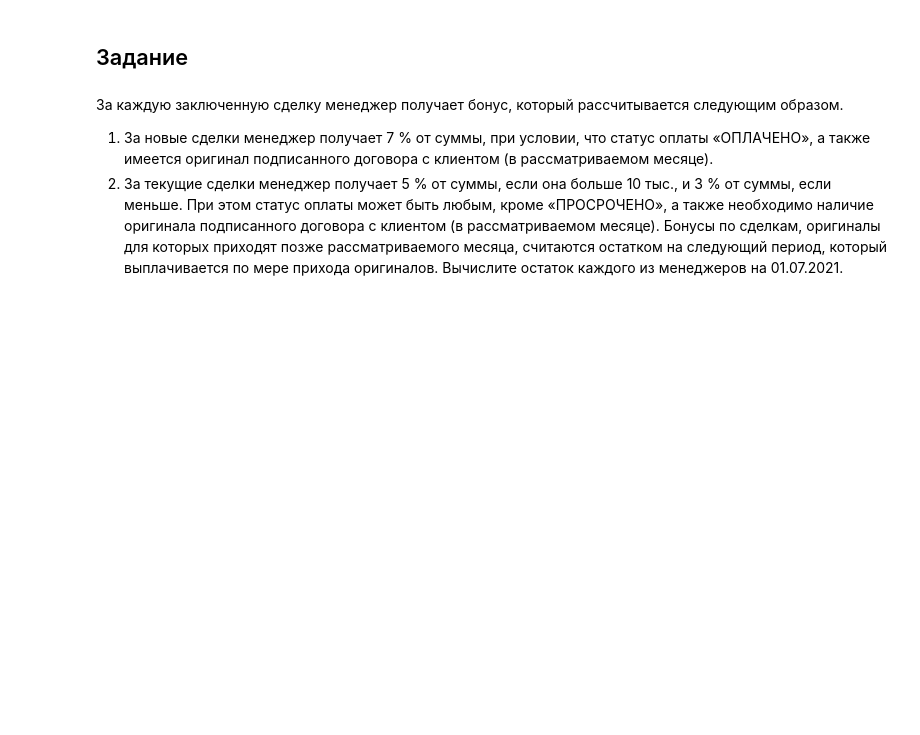
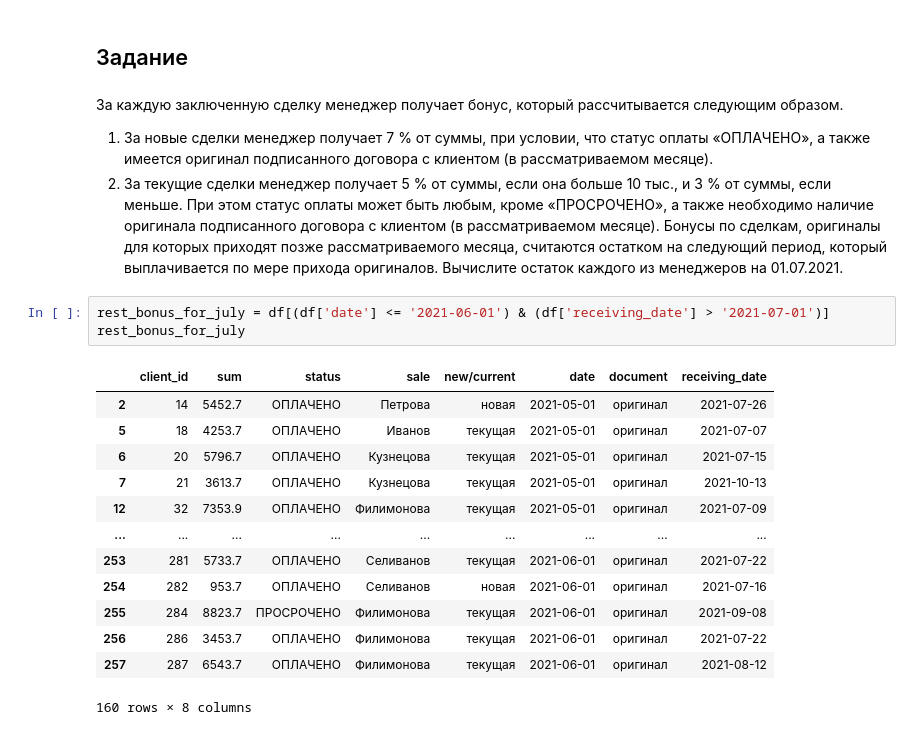
Before and after one commit to polings/Test-Tasks-Junior-Analyst, a Jupyter notebook: python_task.ipynb, the cells around one changed output. Drawn from its saved outputs; the diff is of its cells as text; blank space fills up the shorter version.

```diff
--- a/python_task.ipynb
+++ b/python_task.ipynb
@@ -194,3 +214,20 @@ may_doc_df
 Бонусы по сделкам, оригиналы для которых приходят позже рассматриваемого
 месяца, считаются остатком на следующий период, который выплачивается по мере
 прихода оригиналов. Вычислите остаток каждого из менеджеров на 01.07.2021.
+# %%
+rest_bonus_for_july = df[(df['date'] <= '2021-06-01') & (df['receiving_date'] > '2021-07-01')]
+rest_bonus_for_july
+# %% [output]
+|  | client_id | sum | status | sale | new/current | date | document | receiving_date |
+| 2 | 14 | 5452.7 | ОПЛАЧЕНО | Петрова | новая | 2021-05-01 | оригинал | 2021-07-26 |
+| 5 | 18 | 4253.7 | ОПЛАЧЕНО | Иванов | текущая | 2021-05-01 | оригинал | 2021-07-07 |
+| 6 | 20 | 5796.7 | ОПЛАЧЕНО | Кузнецова | текущая | 2021-05-01 | оригинал | 2021-07-15 |
+| 7 | 21 | 3613.7 | ОПЛАЧЕНО | Кузнецова | текущая | 2021-05-01 | оригинал | 2021-10-13 |
+| 12 | 32 | 7353.9 | ОПЛАЧЕНО | Филимонова | текущая | 2021-05-01 | оригинал | 2021-07-09 |
+| ... | ... | ... | ... | ... | ... | ... | ... | ... |
+| 253 | 281 | 5733.7 | ОПЛАЧЕНО | Селиванов | текущая | 2021-06-01 | оригинал | 2021-07-22 |
+| 254 | 282 | 953.7 | ОПЛАЧЕНО | Селиванов | новая | 2021-06-01 | оригинал | 2021-07-16 |
+| 255 | 284 | 8823.7 | ПРОСРОЧЕНО | Филимонова | текущая | 2021-06-01 | оригинал | 2021-09-08 |
+| 256 | 286 | 3453.7 | ОПЛАЧЕНО | Филимонова | текущая | 2021-06-01 | оригинал | 2021-07-22 |
+| 257 | 287 | 6543.7 | ОПЛАЧЕНО | Филимонова | текущая | 2021-06-01 | оригинал | 2021-08-12 |
+160 rows × 8 columns
```
Also changed, not shown: parts of 21 cells of this notebook, 1 other file.
